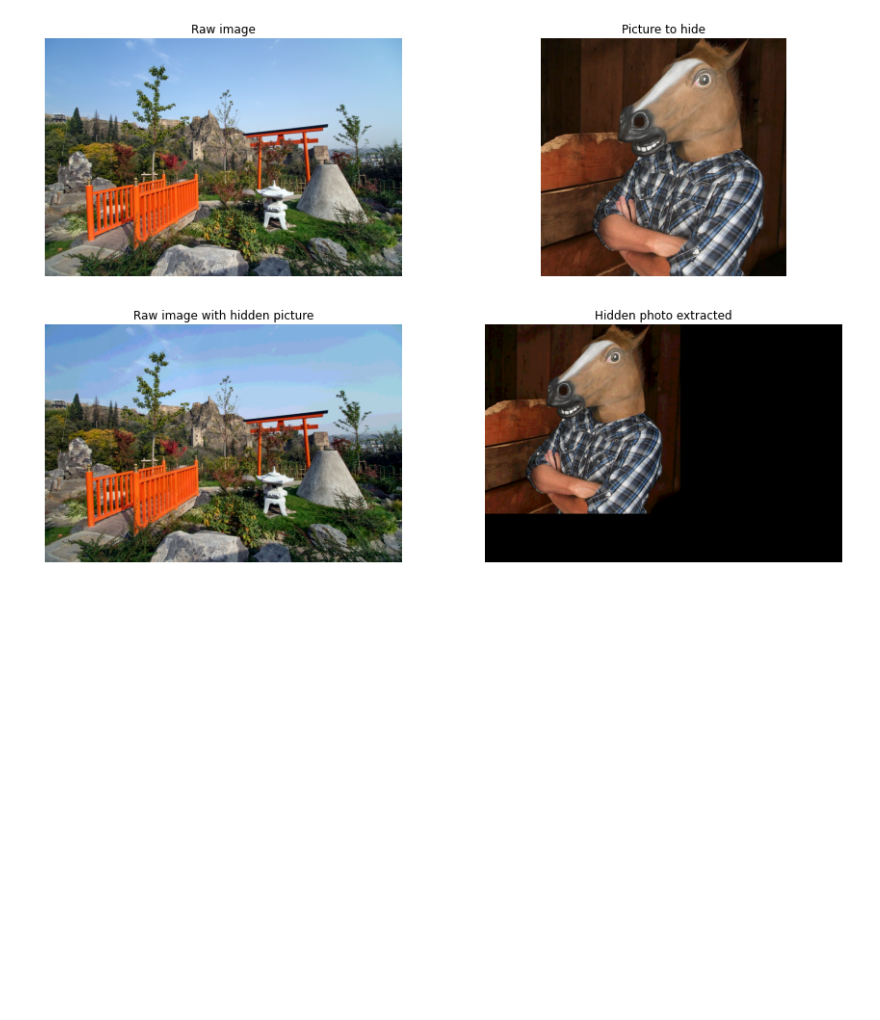
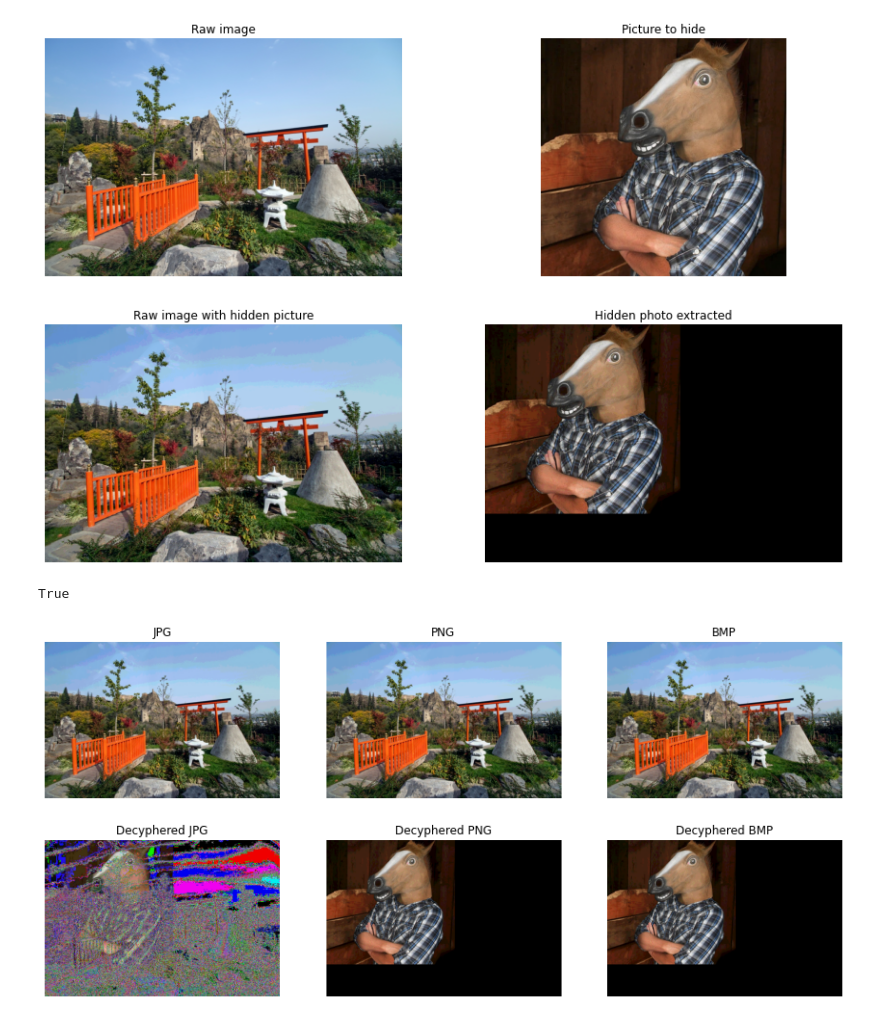
Before and after one commit to officialprofile/Modal, a Jupyter notebook: tests.ipynb, the cells around one changed output. Cells and saved outputs as stored; diff of their text form; code cells hidden in the pictures; blank space fills up the shorter version.

```diff
--- a/tests.ipynb
+++ b/tests.ipynb
@@ -39,3 +39,45 @@ plt.title("Hidden photo extracted")
 plt.show()
 # %% [output]
 [figure]
+# %%
+cv.imwrite("enriched.png", enriched)
+cv.imwrite("enriched.jpg", enriched)
+cv.imwrite("enriched.bmp", enriched)
+# %% [output]
+True
+# %%
+load_jpg = cv.imread("enriched.jpg")
+load_png = cv.imread("enriched.png")
+load_bmp = cv.imread("enriched.bmp")
+dec_load_jpg = decypher_photo(cv.imread("enriched.jpg"))
+dec_load_png = decypher_photo(cv.imread("enriched.png"))
+dec_load_bmp = decypher_photo(cv.imread("enriched.bmp"))
+# %%
+fig = plt.figure(figsize=(15, 7))
+fig.add_subplot(2, 3, 1)
+plt.imshow(load_jpg[:,:,::-1])
+plt.axis('off')
+plt.title("JPG")
+fig.add_subplot(2, 3, 2)
+plt.imshow(load_png[:,:,::-1])
+plt.axis('off')
+plt.title("PNG")
+fig.add_subplot(2, 3, 3)
+plt.imshow(load_bmp[:,:,::-1])
+plt.axis('off')
+plt.title("BMP")
+fig.add_subplot(2, 3, 4)
+plt.imshow(dec_load_jpg[:,:,::-1])
+plt.axis('off')
+plt.title("Decyphered JPG")
+fig.add_subplot(2, 3, 5)
+plt.imshow(dec_load_png[:,:,::-1])
+plt.axis('off')
+plt.title("Decyphered PNG")
+fig.add_subplot(2, 3, 6)
+plt.imshow(dec_load_bmp[:,:,::-1])
+plt.axis('off')
+plt.title("Decyphered BMP")
+plt.show()
+# %% [output]
+[figure, added]
```
